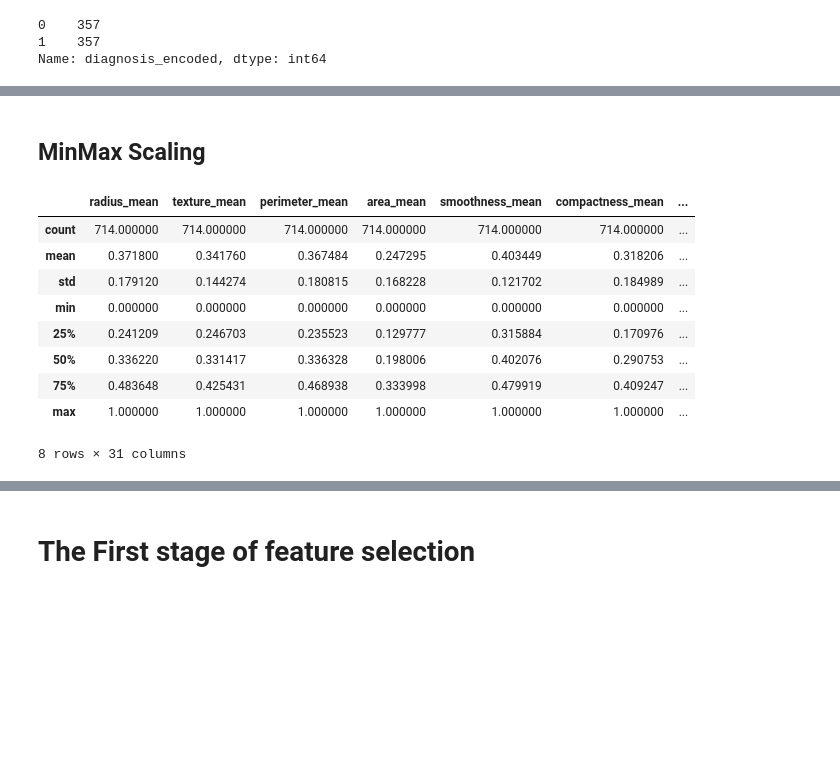
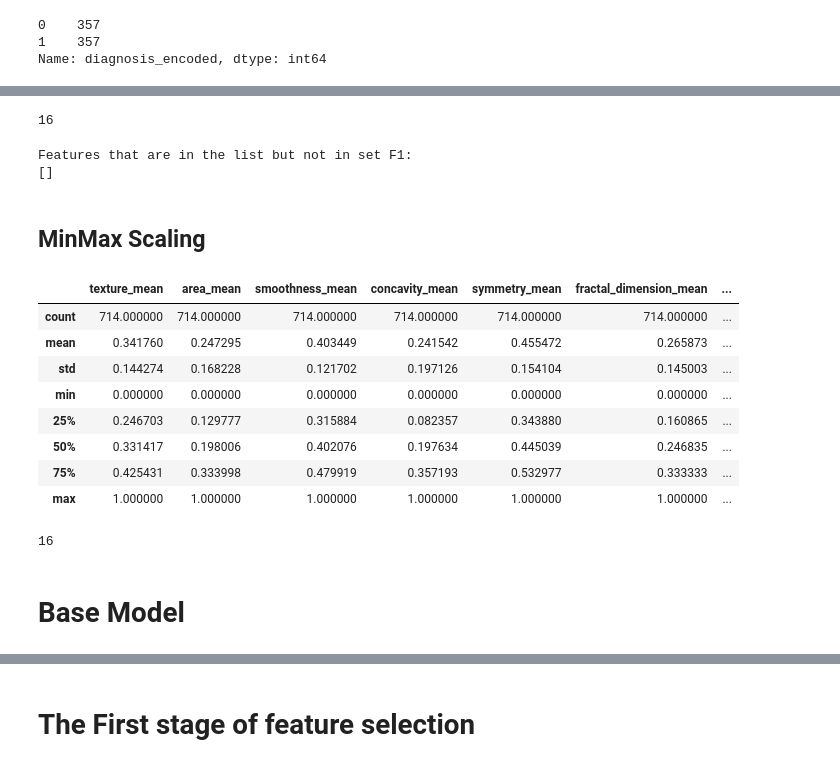
Before and after one commit to mariamezzat01/Breast-Cancer-Detection, a Jupyter notebook: RandomForest_BreastCancer.ipynb, the cells around one changed output, grey strips where cells are left out. Saved outputs shown, nothing was run; the diff lists cells and outputs as text; code cells hidden in the pictures; blank space fills up the shorter version.

```diff
--- a/RandomForest_BreastCancer.ipynb
+++ b/RandomForest_BreastCancer.ipynb
@@ -161,0 +191,3 @@ df.drop('diagnosis', axis = 1, inplace = True)
+# %%
+x=df.drop('diagnosis_encoded', axis=1)
+y = df['diagnosis_encoded']
@@ -161,0 +379,10 @@ df.drop('diagnosis', axis = 1, inplace = True)
+# %%
+drop_list1 = ['perimeter_mean','radius_mean',
+              'compactness_mean','concave points_mean',
+              'radius_se','perimeter_se',
+              'radius_worst','perimeter_worst',
+              'concavity_worst','concave points_worst',
+              'compactness_se','concave points_se',
+              'texture_worst','area_worst']
+x_1 = x.drop(drop_list1,axis = 1 )        # do not modify x, we will use it later
+x_1.head()
@@ -162,3 +405,43 @@ df.drop('diagnosis', axis = 1, inplace = True)
+# %%
+len(x_1.columns)
+# %% [output]
+16
+# %%
+extracted_features_list = ['texture_mean', 'area_mean', 'smoothness_mean',
+       'concavity_mean', 'symmetry_mean', 'fractal_dimension_mean',
+       'texture_se', 'area_se', 'smoothness_se', 'concavity_se', 'symmetry_se',
+       'fractal_dimension_se', 'smoothness_worst', 'compactness_worst',
+       'symmetry_worst', 'fractal_dimension_worst']
+
+Given_features_list = {
+    'texture_mean', 'area_mean', 'smoothness_mean', 'concavity_mean',
+    'symmetry_mean', 'fractal_dimension_mean', 'texture_se', 'area_se',
+    'smoothness_se', 'concavity_se', 'symmetry_se', 'fractal_dimension_se',
+    'smoothness_worst', 'compactness_worst', 'symmetry_worst',
+    'fractal_dimension_worst'
+}
+
+# Convert the list to a set for easy comparison
+extracted_features_list = set(extracted_features_list)
+
+# Find features that are in the feature list but not in set F1
+not_common_features = extracted_features_list - Given_features_list
+
+# Convert back to a list if required
+not_common_features_list = list(not_common_features)
+
+# Print or use the features that are not common between the list and set F1
+print("Features that are in the list but not in set F1:")
+print(not_common_features_list)
+# %% [output]
+Features that are in the list but not in set F1:
+[]
+# %%
+features_list = ['texture_mean', 'area_mean', 'smoothness_mean',
+       'concavity_mean', 'symmetry_mean', 'fractal_dimension_mean',
+       'texture_se', 'area_se', 'smoothness_se', 'concavity_se', 'symmetry_se',
+       'fractal_dimension_se', 'smoothness_worst', 'compactness_worst',
+       'symmetry_worst', 'fractal_dimension_worst']
 # %% [markdown]
 ## MinMax Scaling
 # %%
@@ -168,17 +451,22 @@ df.drop('diagnosis', axis = 1, inplace = True)
 scaler = MinMaxScaler()
 
 # Scale the selected columns between 0 and 1
-df[features_list] = scaler.fit_transform(df[features_list])
+x_1[features_list] = scaler.fit_transform(x_1[features_list])
 # %%
-df.describe()
+x_1.describe()
 # %% [output]
-|  | radius_mean | texture_mean | perimeter_mean | area_mean | smoothness_mean | compactness_mean | ... |
+|  | texture_mean | area_mean | smoothness_mean | concavity_mean | symmetry_mean | fractal_dimension_mean | ... |
 | count | 714.000000 | 714.000000 | 714.000000 | 714.000000 | 714.000000 | 714.000000 | ... |
-| mean | 0.371800 | 0.341760 | 0.367484 | 0.247295 | 0.403449 | 0.318206 | ... |
-| std | 0.179120 | 0.144274 | 0.180815 | 0.168228 | 0.121702 | 0.184989 | ... |
+| mean | 0.341760 | 0.247295 | 0.403449 | 0.241542 | 0.455472 | 0.265873 | ... |
+| std | 0.144274 | 0.168228 | 0.121702 | 0.197126 | 0.154104 | 0.145003 | ... |
 | min | 0.000000 | 0.000000 | 0.000000 | 0.000000 | 0.000000 | 0.000000 | ... |
-| 25% | 0.241209 | 0.246703 | 0.235523 | 0.129777 | 0.315884 | 0.170976 | ... |
-| 50% | 0.336220 | 0.331417 | 0.336328 | 0.198006 | 0.402076 | 0.290753 | ... |
-| 75% | 0.483648 | 0.425431 | 0.468938 | 0.333998 | 0.479919 | 0.409247 | ... |
+| 25% | 0.246703 | 0.129777 | 0.315884 | 0.082357 | 0.343880 | 0.160865 | ... |
+| 50% | 0.331417 | 0.198006 | 0.402076 | 0.197634 | 0.445039 | 0.246835 | ... |
+| 75% | 0.425431 | 0.333998 | 0.479919 | 0.357193 | 0.532977 | 0.333333 | ... |
 | max | 1.000000 | 1.000000 | 1.000000 | 1.000000 | 1.000000 | 1.000000 | ... |
-8 rows × 31 columns
+# %%
+len(x_1.columns)
+# %% [output]
+16
+# %% [markdown]
+# Base Model
```
Also changed, not shown: parts of 46 cells of this notebook.
